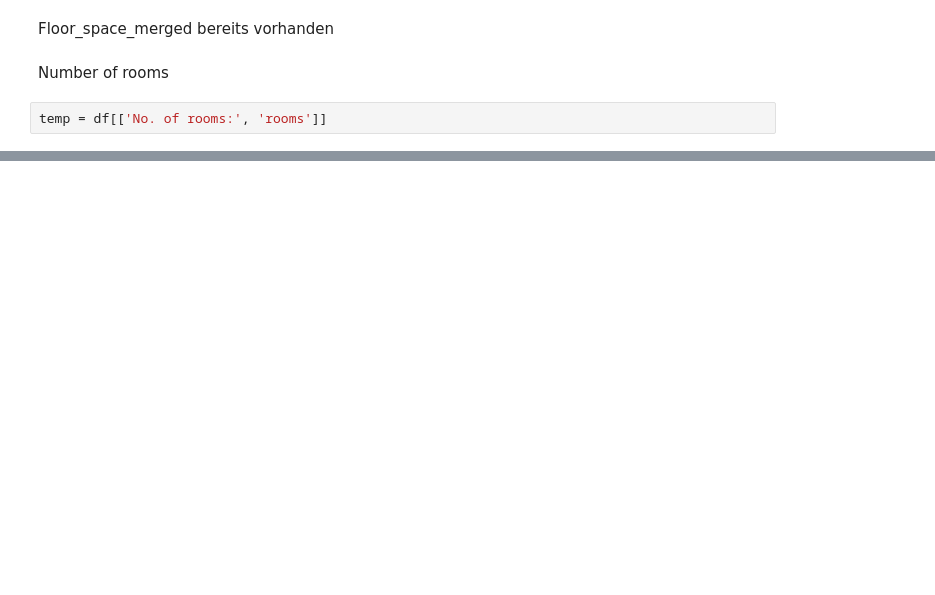
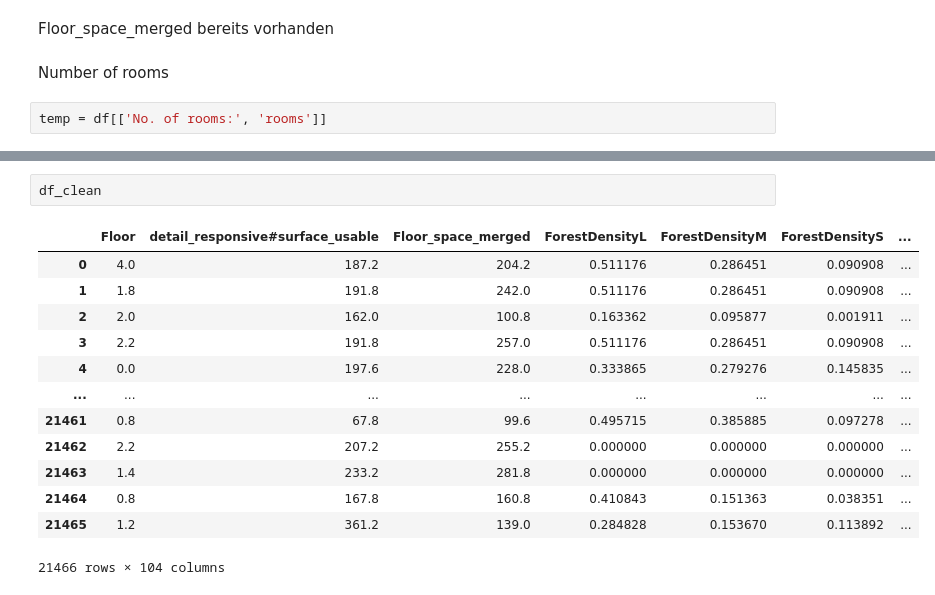
Before and after one commit to staldenhoefler/immo_challenge, a Jupyter notebook: notebooks/EDA_dsa.ipynb, the cells around one changed output, grey strips where cells are left out. Cells and saved outputs as stored; diff of their text form; blank space fills up the shorter version.

```diff
--- a/notebooks/EDA_dsa.ipynb
+++ b/notebooks/EDA_dsa.ipynb
@@ -597,0 +435,16 @@ dtype: int64
+# %%
+df_clean
+# %% [output]
+|  | Floor | detail_responsive#surface_usable | Floor_space_merged | ForestDensityL | ForestDensityM | ForestDensityS | ... |
+| 0 | 4.0 | 187.2 | 204.2 | 0.511176 | 0.286451 | 0.090908 | ... |
+| 1 | 1.8 | 191.8 | 242.0 | 0.511176 | 0.286451 | 0.090908 | ... |
+| 2 | 2.0 | 162.0 | 100.8 | 0.163362 | 0.095877 | 0.001911 | ... |
+| 3 | 2.2 | 191.8 | 257.0 | 0.511176 | 0.286451 | 0.090908 | ... |
+| 4 | 0.0 | 197.6 | 228.0 | 0.333865 | 0.279276 | 0.145835 | ... |
+| ... | ... | ... | ... | ... | ... | ... | ... |
+| 21461 | 0.8 | 67.8 | 99.6 | 0.495715 | 0.385885 | 0.097278 | ... |
+| 21462 | 2.2 | 207.2 | 255.2 | 0.000000 | 0.000000 | 0.000000 | ... |
+| 21463 | 1.4 | 233.2 | 281.8 | 0.000000 | 0.000000 | 0.000000 | ... |
+| 21464 | 0.8 | 167.8 | 160.8 | 0.410843 | 0.151363 | 0.038351 | ... |
+| 21465 | 1.2 | 361.2 | 139.0 | 0.284828 | 0.153670 | 0.113892 | ... |
+21466 rows × 104 columns
```
Also changed, not shown: parts of 41 cells of this notebook, 2 other files.
